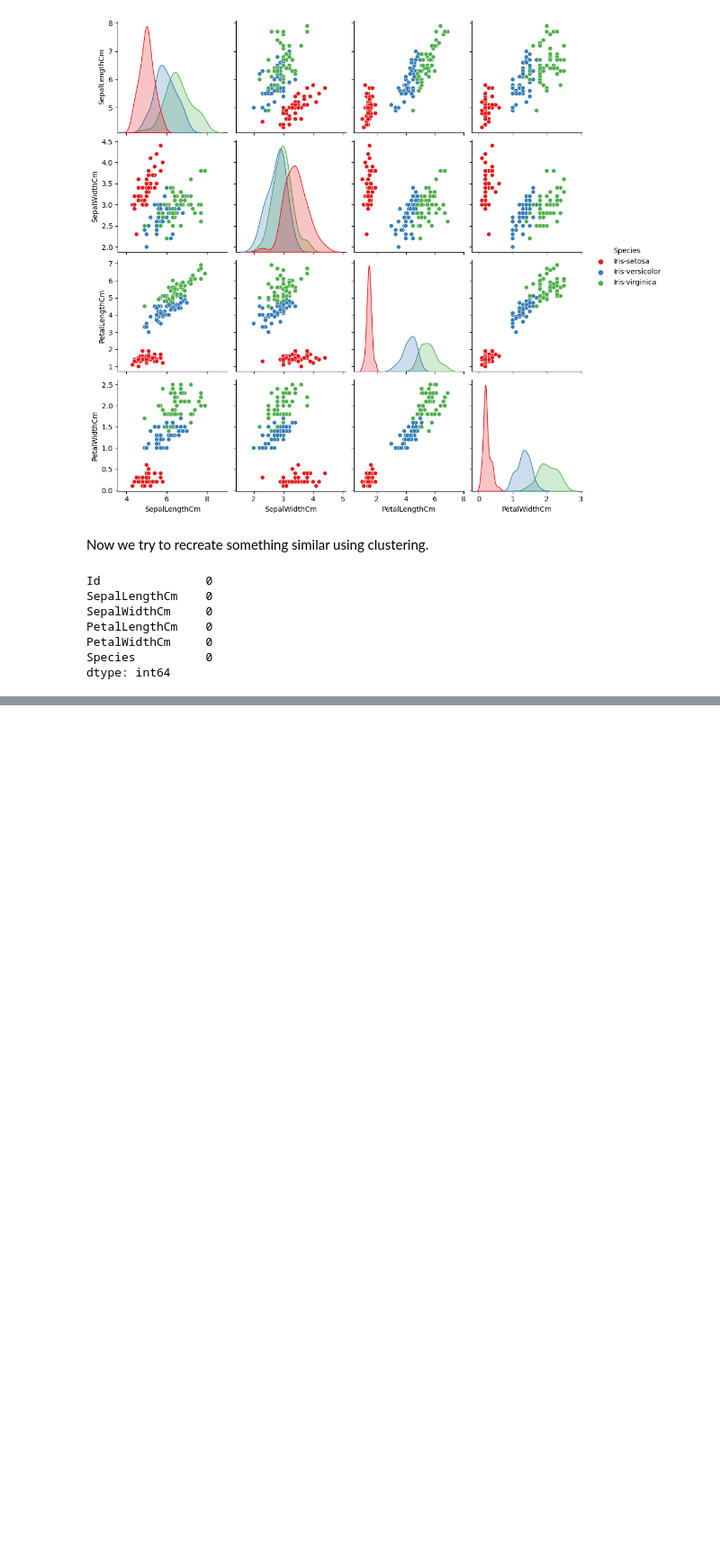
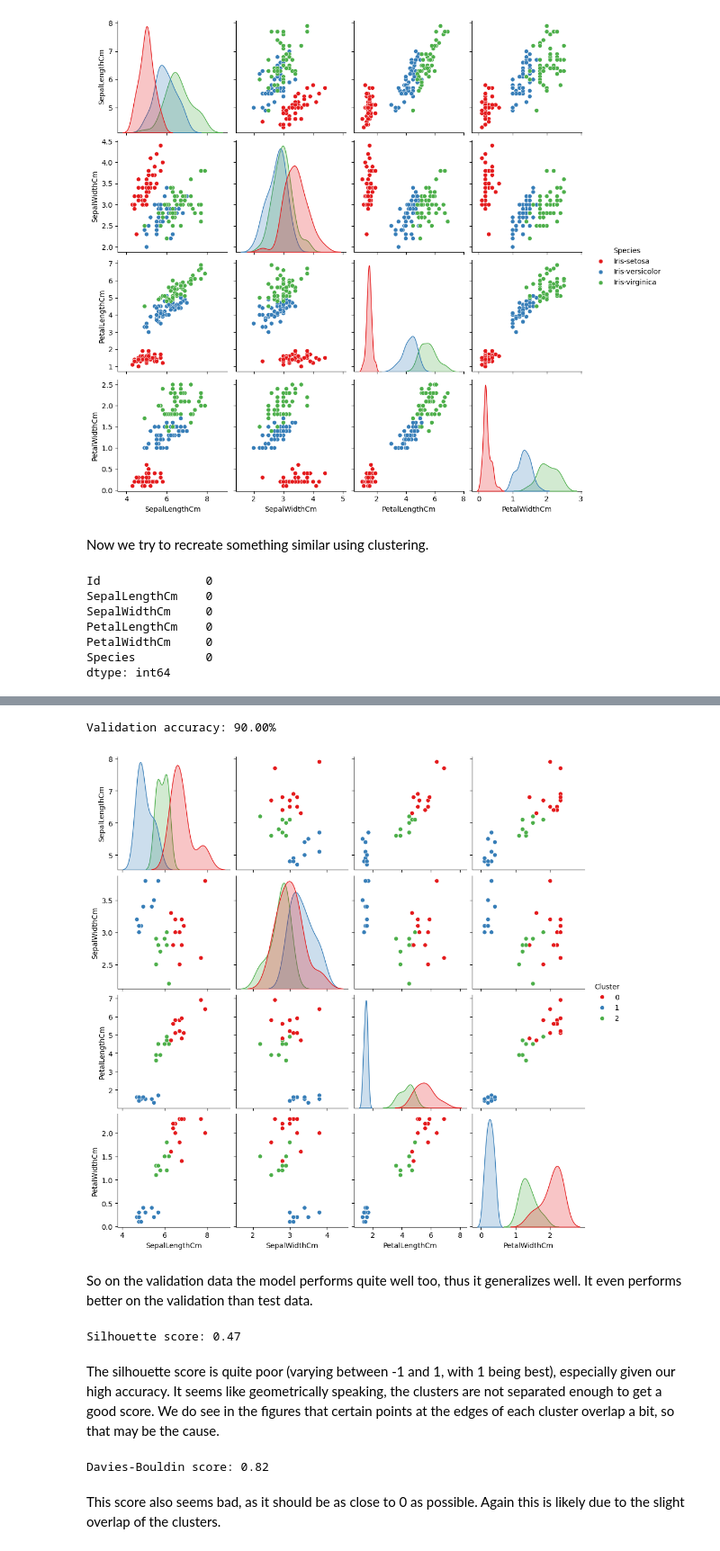
Before and after one commit to marcovdploeg/iris-cluster, a Jupyter notebook: iris_clustering.ipynb, the cells around one changed output, grey strips where cells are left out. Shown at 90% size. Drawn from its saved outputs; the diff is of its cells as text; code cells hidden in the pictures; blank space fills up the shorter version.

```diff
--- a/iris_clustering.ipynb
+++ b/iris_clustering.ipynb
@@ -94,0 +103,38 @@ Accuracy: 84.67%
+# %%
+# Predict for the validation data
+samples_valid = X_valid.values
+scaled_samples_valid = scaler.transform(samples_valid)
+pca_scaled_samples_valid = pca.transform(scaled_samples_valid)
+labels_valid = model.predict(pca_scaled_samples_valid)
+
+X_valid['Cluster'] = labels_valid
+X_valid['Species_mapped'] = y_valid.map(mapping)
+correct_valid = sum(X_valid['Cluster'] == X_valid['Species_mapped'])
+total_valid = len(X_valid)
+accuracy_valid = correct_valid / total_valid
+print(f'Validation accuracy: {100*accuracy_valid:.2f}%')
+
+# Plot the validation data
+sns.pairplot(X_valid, vars=['SepalLengthCm', 'SepalWidthCm', 'PetalLengthCm', 'PetalWidthCm'], hue='Cluster', palette=palette)
+plt.show()
+# %% [output]
+Validation accuracy: 90.00%
+[figure, added]
+# %% [markdown]
+So on the validation data the model performs quite well too, thus it generalizes well. It even performs better on the validation than test data.
+# %%
+# Another way of evaluating the clustering is with the silhouette score, where we don't need the actual labels
+silhouette = silhouette_score(pca_scaled_samples, labels)
+print(f'Silhouette score: {silhouette:.2f}')
+# %% [output]
+Silhouette score: 0.47
+# %% [markdown]
+The silhouette score is quite poor (varying between -1 and 1, with 1 being best), especially given our high accuracy. It seems like geometrically speaking, the clusters are not separated enough to get a good score. We do see in the figures that certain points at the edges of each cluster overlap a bit, so that may be the cause.
+# %%
+# Also try the Davies-Bouldin score
+db = davies_bouldin_score(pca_scaled_samples, labels)
+print(f'Davies-Bouldin score: {db:.2f}')
+# %% [output]
+Davies-Bouldin score: 0.82
+# %% [markdown]
+This score also seems bad, as it should be as close to 0 as possible. Again this is likely due to the slight overlap of the clusters.
```
Also changed, not shown: parts of 6 cells of this notebook, 1 other file.
